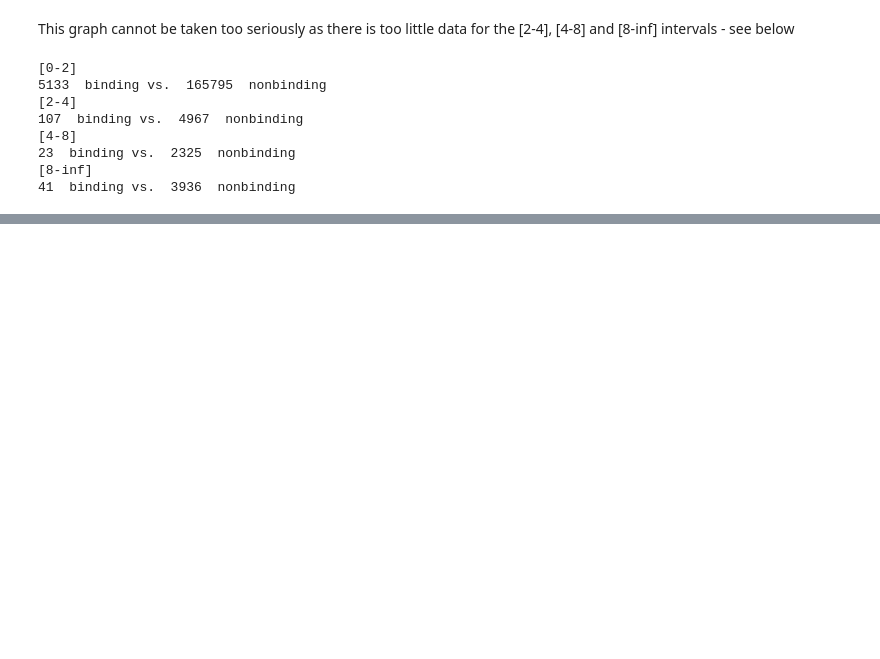
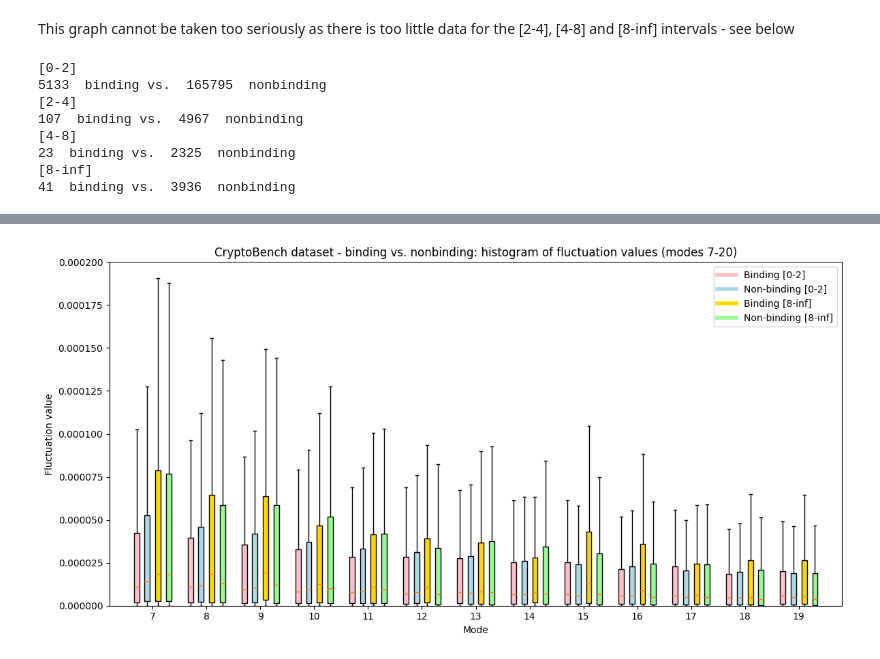
Before and after one commit to skrhakv/pocket-movement-analysis, a Jupyter notebook: src/feature-analysis/residue-distances/analysis.ipynb, the cells around one changed output, grey strips where cells are left out. Cells and saved outputs as stored; diff of their text form; code cells hidden in the pictures; blank space fills up the shorter version.

Commit message:
compare the most stable and most-moving residues in the first 20 modes

```diff
--- a/src/feature-analysis/residue-distances/analysis.ipynb
+++ b/src/feature-analysis/residue-distances/analysis.ipynb
@@ -522,0 +525,4 @@ for label in binding_binned_fluctuation_by_distance_rigid.keys():
+# %%
+binding_binned_fluctuation_by_distance_cryptobench, nonbinding_binned_fluctuation_by_distance_cryptobench = bin_fluctuations_by_distance_and_binding('cryptobench-dataset', bins, labels)
+boxplot2(binding_binned_fluctuation_by_distance_cryptobench, nonbinding_binned_fluctuation_by_distance_cryptobench,
+         title='CryptoBench dataset - binding vs. nonbinding: histogram of fluctuation values (modes 7-20)', ylim=1.6e-04, xlim=(7,20), labels=['Binding', 'Non-binding'])
@@ -522,0 +546,39 @@ for label in binding_binned_fluctuation_by_distance_rigid.keys():
+# %%
+def boxplot3(binned_fluctuation_by_distance1, binned_fluctuation_by_distance2, binned_fluctuation_by_distance3, binned_fluctuation_by_distance4, xlim=(7,20), ylim=None, title='', labels=['', '', '', '']):
+    plt.figure(figsize=(12, 6))
+    colors = ['pink', 'lightblue', 'gold', 'palegreen']
+    x = np.array(list(range(xlim[0], xlim[1])))
+
+    boxplot1 = plt.boxplot(binned_fluctuation_by_distance1[xlim[0]:xlim[1]],0,'',positions=x-0.3,widths=0.1, patch_artist=True)
+    boxplot2 = plt.boxplot(binned_fluctuation_by_distance2[xlim[0]:xlim[1]],0,'',positions=x-0.1,widths=0.1, patch_artist=True)
+    boxplot3 = plt.boxplot(binned_fluctuation_by_distance3[xlim[0]:xlim[1]],0,'',positions=x+0.1,widths=0.1, patch_artist=True)
+    boxplot4 = plt.boxplot(binned_fluctuation_by_distance4[xlim[0]:xlim[1]],0,'',positions=x+0.3,widths=0.1, patch_artist=True)
+
+    # fill with color:
+    for bplot, color in zip((boxplot1, boxplot2, boxplot3, boxplot4), colors):
+        for patch in bplot['boxes']:
+            patch.set_facecolor(color)
+
+    custom_lines = [Line2D([0], [0], color=colors[0], lw=4),
+                    Line2D([0], [0], color=colors[1], lw=4),
+                    Line2D([0], [0], color=colors[2], lw=4),
+                    Line2D([0], [0], color=colors[3], lw=4)]
+
+    plt.legend(custom_lines, labels)
+
+    plt.xlabel('Mode')
+
+    plt.xticks(x, x)
+    if ylim:
+        plt.ylim(0, ylim)
+    plt.ylabel('Fluctuation value')
+    plt.title(title)
+    plt.tight_layout()
+    plt.show()
+
+
+boxplot3(binding_binned_fluctuation_by_distance_cryptobench['[0-2]'], nonbinding_binned_fluctuation_by_distance_cryptobench['[0-2]'],
+         binding_binned_fluctuation_by_distance_cryptobench['[8-inf]'], nonbinding_binned_fluctuation_by_distance_cryptobench['[8-inf]'],
+         title='CryptoBench dataset - binding vs. nonbinding: histogram of fluctuation values (modes 7-20)', ylim=2e-04, xlim=(7,20), labels=['Binding [0-2]', 'Non-binding [0-2]', 'Binding [8-inf]', 'Non-binding [8-inf]'])
+# %% [output]
+[figure, added]
```
Also changed, not shown: parts of 4 cells of this notebook.
